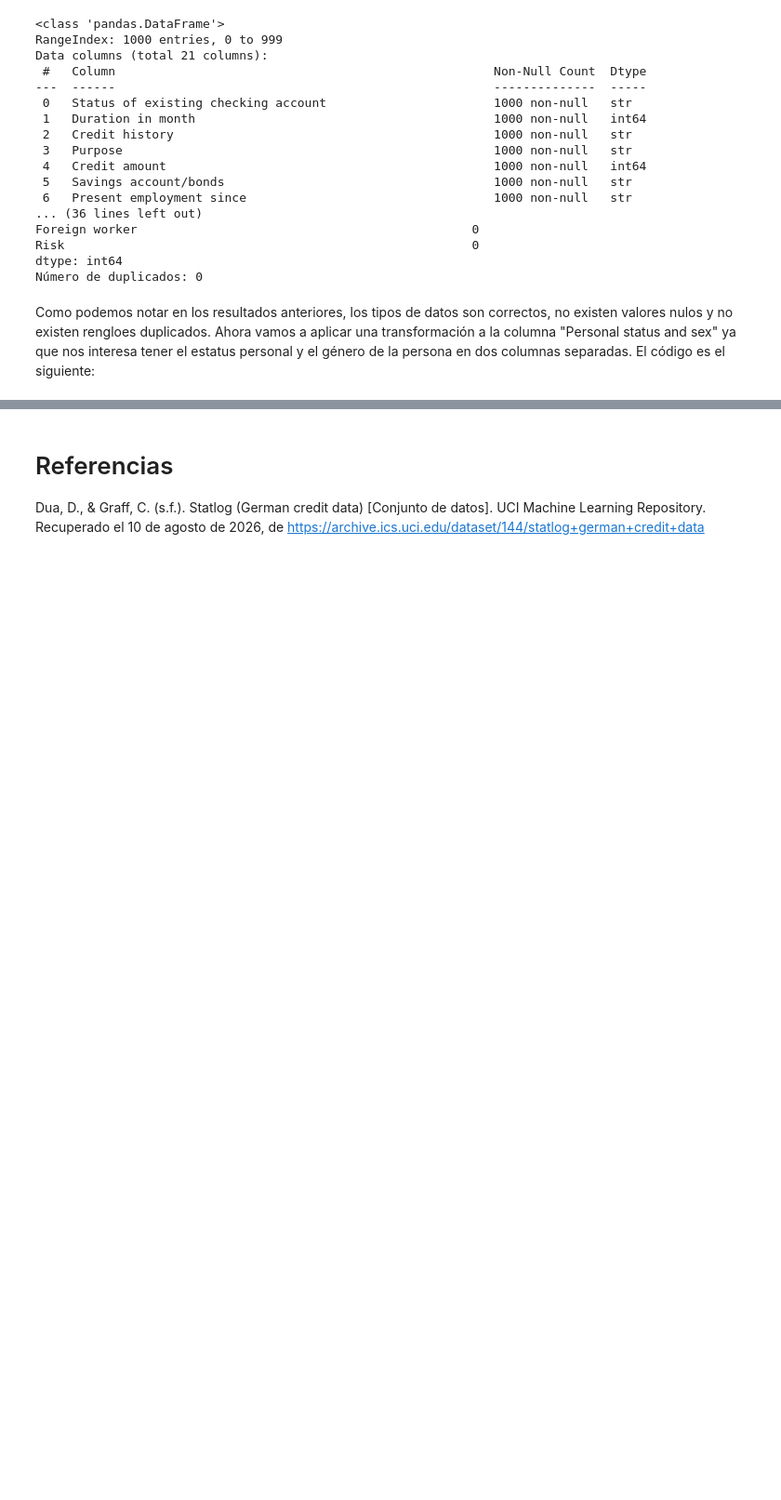
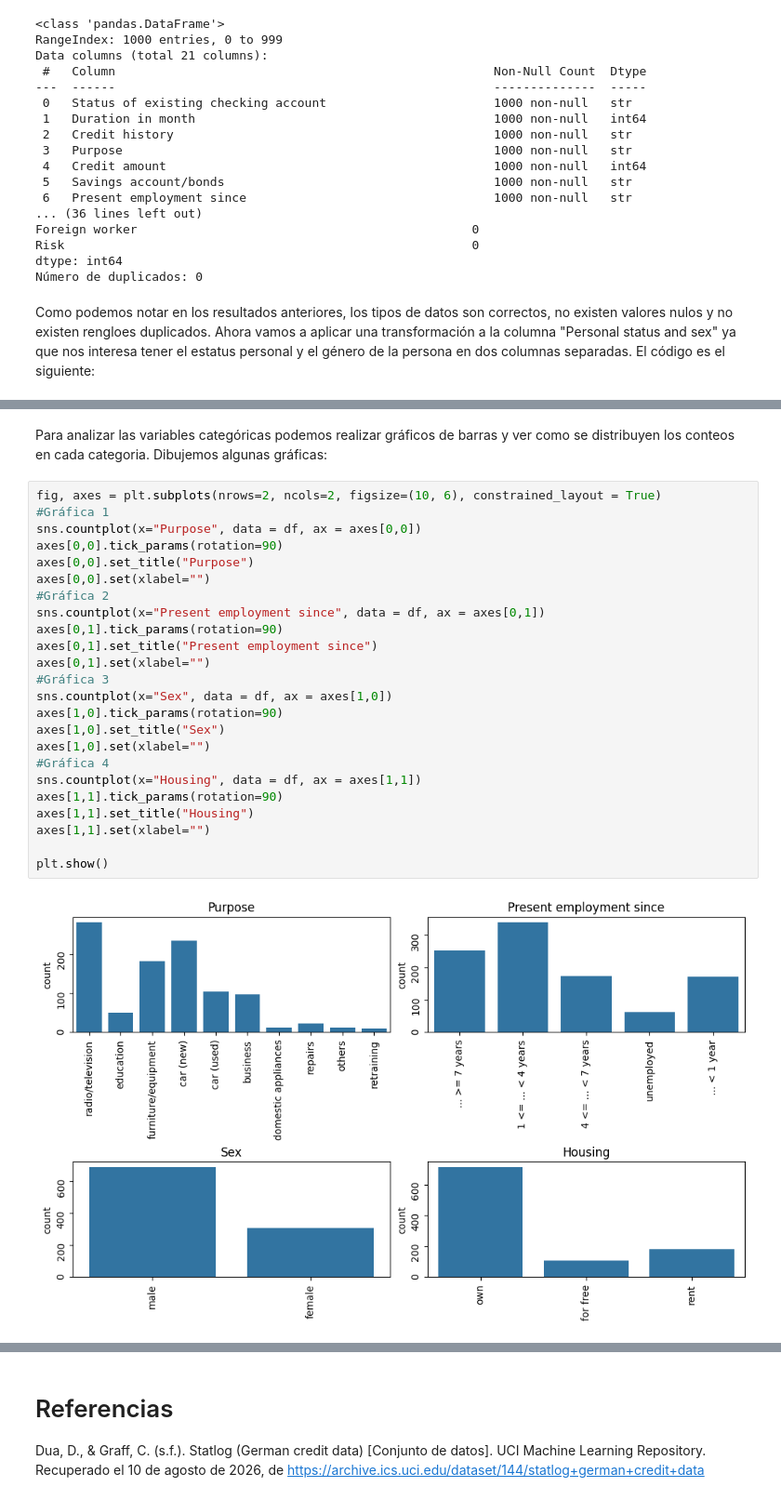
Before and after one commit to Crescencio1/Credit_Risk_Analysis, a Jupyter notebook: CreditRiskAnalysis.ipynb, the cells around one changed output, grey strips where cells are left out. Shown at 93% size. Drawn from its saved outputs; the diff is of its cells as text; blank space fills up the shorter version.

```diff
--- a/CreditRiskAnalysis.ipynb
+++ b/CreditRiskAnalysis.ipynb
@@ -210,0 +255,28 @@ df[["Personal status","Sex"]].head()
+# %% [markdown]
+Para analizar las variables categóricas podemos realizar gráficos de barras y ver como se distribuyen los conteos en cada categoria. Dibujemos algunas gráficas:
+# %%
+fig, axes = plt.subplots(nrows=2, ncols=2, figsize=(10, 6), constrained_layout = True)
+#Gráfica 1
+sns.countplot(x="Purpose", data = df, ax = axes[0,0])
+axes[0,0].tick_params(rotation=90)
+axes[0,0].set_title("Purpose")
+axes[0,0].set(xlabel="")
+#Gráfica 2
+sns.countplot(x="Present employment since", data = df, ax = axes[0,1])
+axes[0,1].tick_params(rotation=90)
+axes[0,1].set_title("Present employment since")
+axes[0,1].set(xlabel="")
+#Gráfica 3
+sns.countplot(x="Sex", data = df, ax = axes[1,0])
+axes[1,0].tick_params(rotation=90)
+axes[1,0].set_title("Sex")
+axes[1,0].set(xlabel="")
+#Gráfica 4
+sns.countplot(x="Housing", data = df, ax = axes[1,1])
+axes[1,1].tick_params(rotation=90)
+axes[1,1].set_title("Housing")
+axes[1,1].set(xlabel="")
+
+plt.show()
+# %% [output]
+[figure, added]
```
Also changed, not shown: parts of 13 cells of this notebook.
